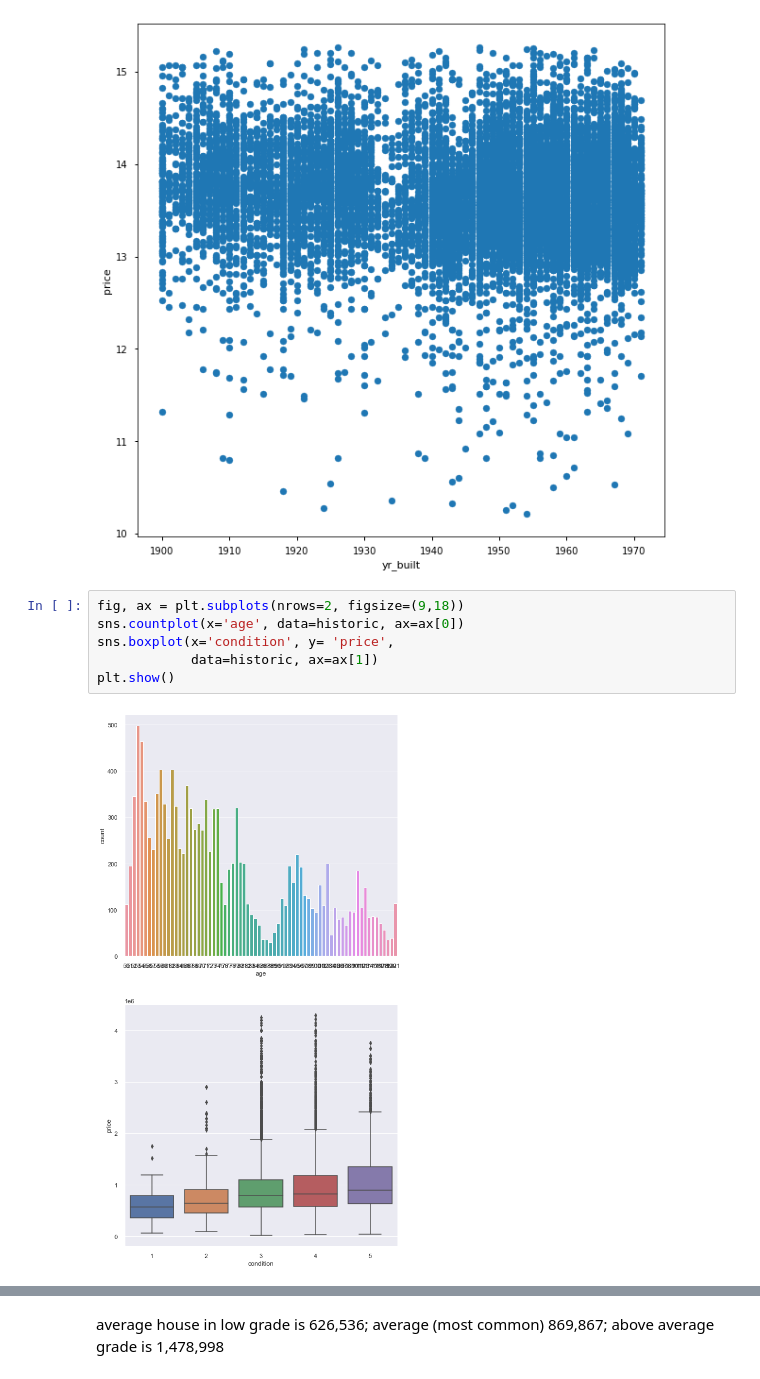
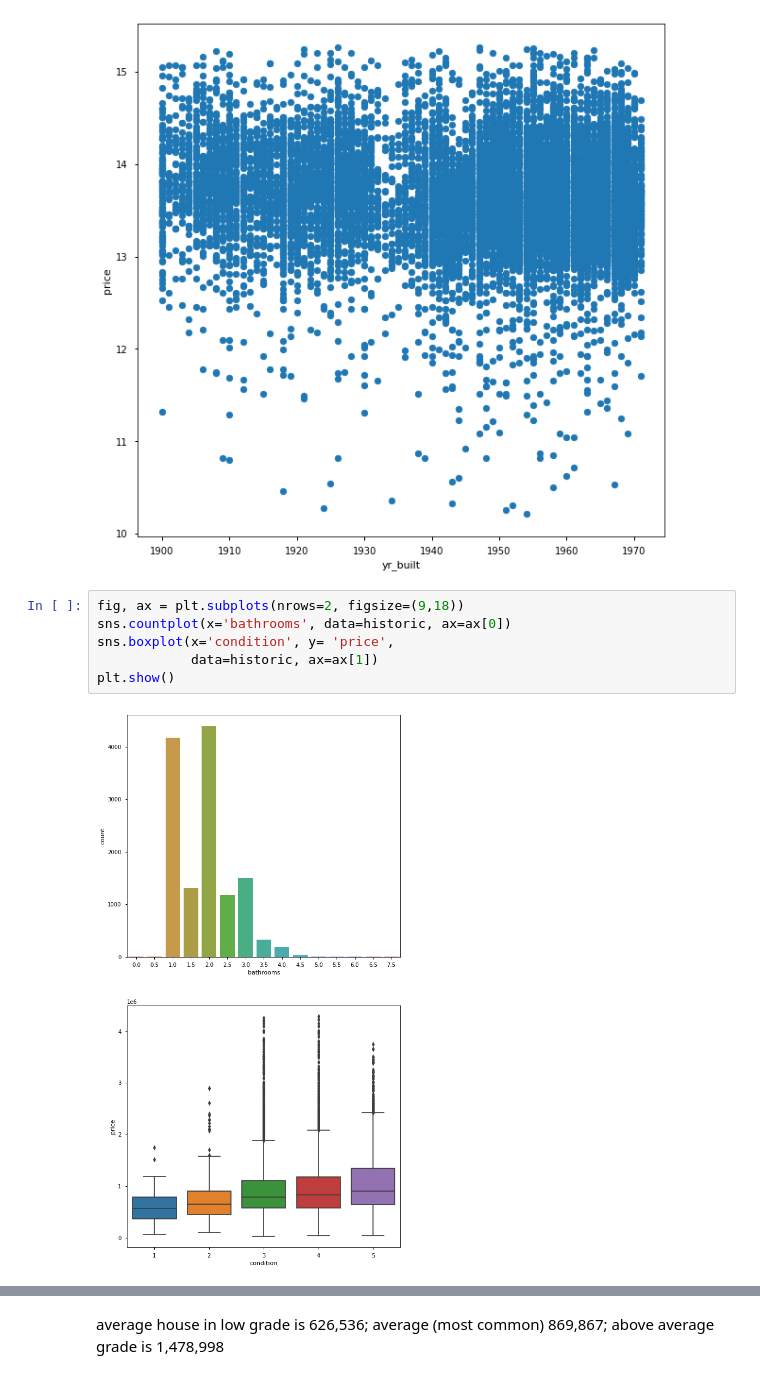
Before and after one commit to hall-nicholas/flatiron-ds-project-2, a Jupyter notebook: code/Dan_consolidated.ipynb, the cells around one changed output, grey strips where cells are left out. Cells and saved outputs as stored; diff of their text form.

```diff
--- a/code/Dan_consolidated.ipynb
+++ b/code/Dan_consolidated.ipynb
@@ -337,12 +419,12 @@ ax.set_ylabel('price');
 [figure]
 # %%
 fig, ax = plt.subplots(nrows=2, figsize=(9,18))
-sns.countplot(x='age', data=historic, ax=ax[0])
+sns.countplot(x='bathrooms', data=historic, ax=ax[0])
 sns.boxplot(x='condition', y= 'price',
             data=historic, ax=ax[1])
 plt.show()
 # %% [output]
-[figure, old version]
+[figure, new version]
 # %%
 low_grade = historic[historic['grade']<7]
 average_grade = historic[(historic['grade'] == 7)]
```
Also changed, not shown: parts of 17 cells of this notebook.
